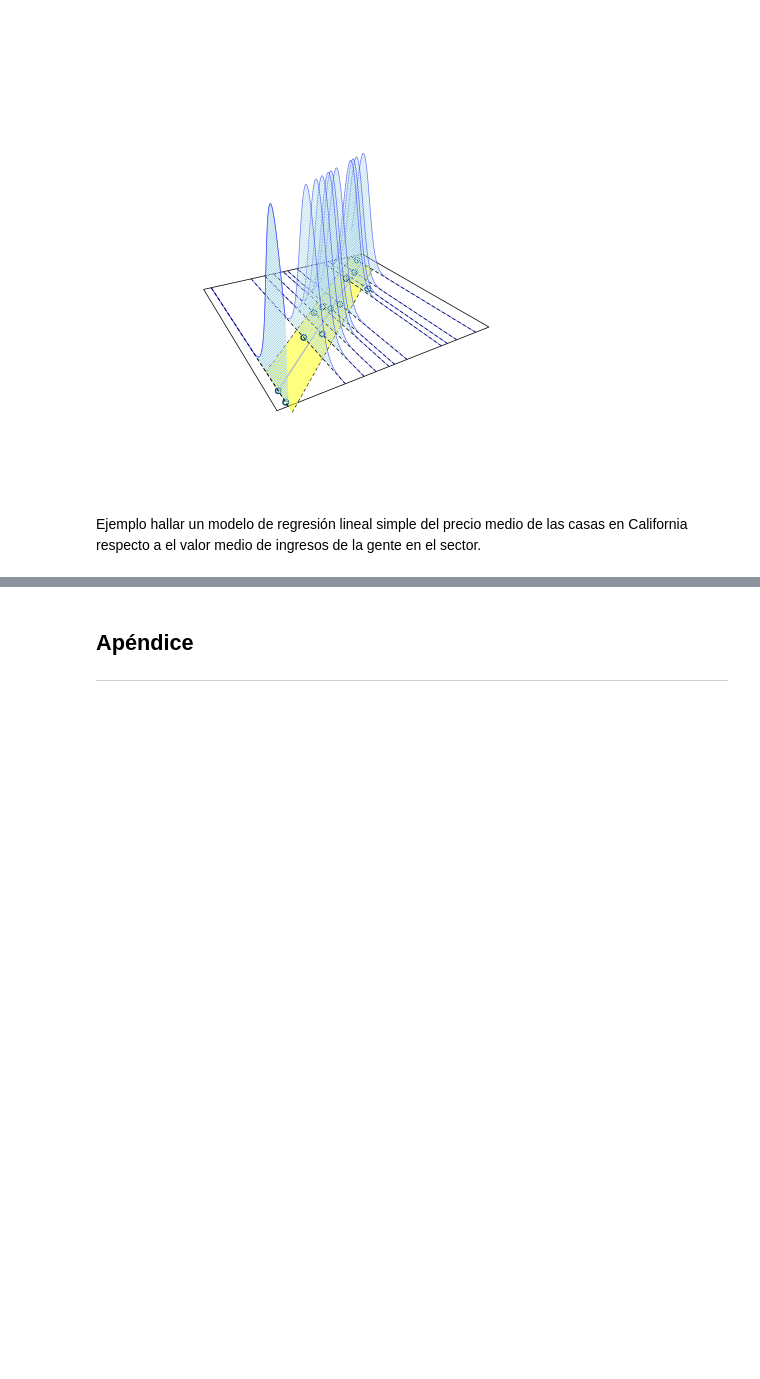
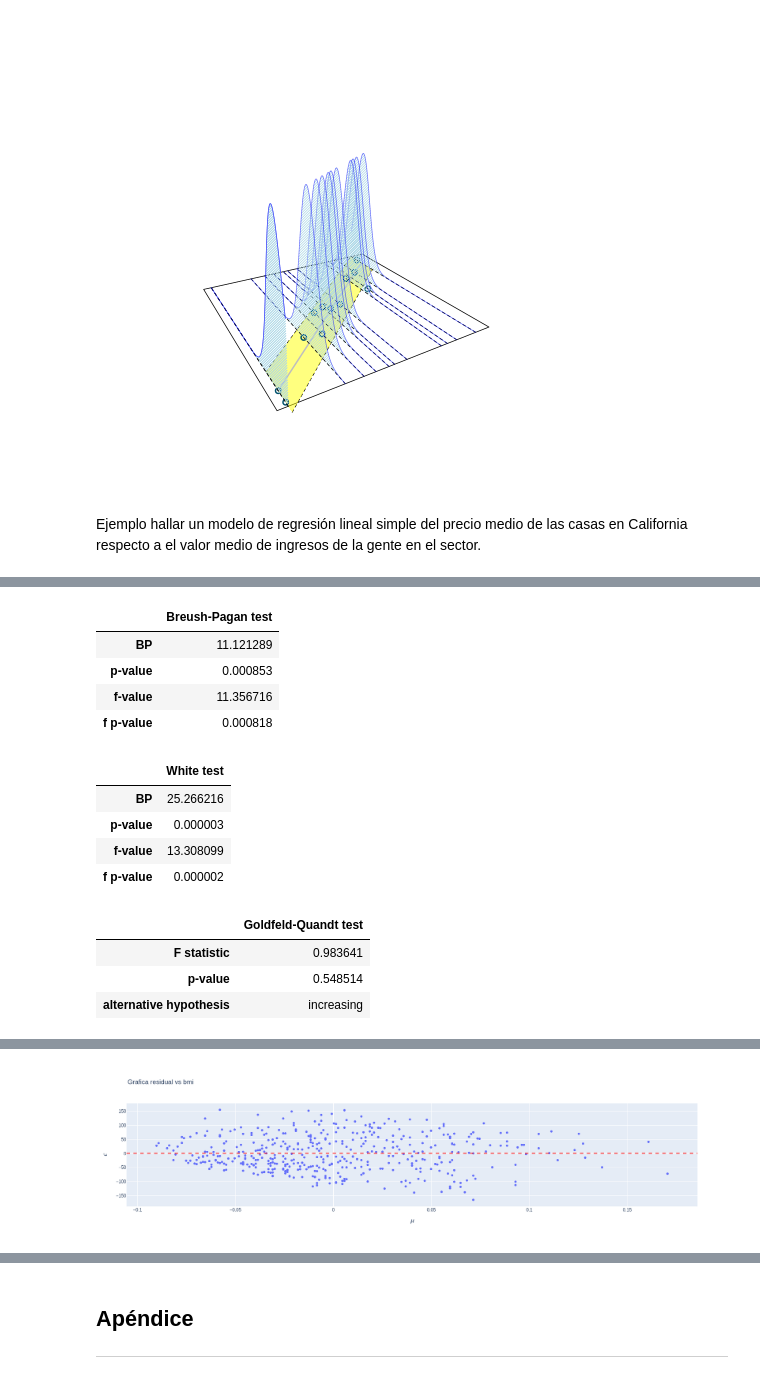
Before and after one commit to sebastiangonzalezv/timeseriesbook-es, a Jupyter notebook: book/chapters/RegresionLineal.ipynb, the cells around one changed output, grey strips where cells are left out. Cells and saved outputs as stored; diff of their text form; code cells hidden in the pictures; blank space fills up the shorter version.

```diff
--- a/book/chapters/RegresionLineal.ipynb
+++ b/book/chapters/RegresionLineal.ipynb
@@ -173,0 +192,50 @@ F-statistic: 230.7 on 1 and 440 DF,  p-value: < 2.2e-16
+# %%
+## Load the diabetes dataset
+df = pd.read_csv(r"../dataset/diabetes_dataset.csv")
+
+# Use only one feature
+model = smf.ols(formula='target ~ bmi', data=df).fit()
+
+# Heteroskedasticity tests
+
+# Breush-Pagan test
+name = ['BP', 'p-value', 'f-value', 'f p-value']
+test_values = sm.stats.het_breuschpagan(model.resid, model.model.exog)
+breusch_pagan_test = pd.DataFrame(test_values, index=name, columns=['Breush-Pagan test'])
+
+# White test
+name = ['BP', 'p-value', 'f-value', 'f p-value']
+test_values = sm.stats.het_white(model.resid, model.model.exog)
+white_test = pd.DataFrame(test_values, index=name, columns=['White test'])
+
+# Goldfeld-Quandt test
+name = ['F statistic', 'p-value', 'alternative hypothesis']
+test_values = sm.stats.het_goldfeldquandt(model.resid, model.model.exog)
+goldfeld_quandt_test = pd.DataFrame(test_values, index=name, columns=['Goldfeld-Quandt test'])
+
+display(breusch_pagan_test)
+display(white_test)
+display(goldfeld_quandt_test)
+
+fig = px.scatter(x=df.bmi, y=model.resid,
+                 labels={
+                     "x": r"$\mu$",
+                     "y": r"$\epsilon$"},
+                title="Grafica residual vs bmi")
+fig.add_hline(y=0.0, line_dash="dash", line_color="red")
+fig.show()
+# %% [output]
+|  | Breush-Pagan test |
+| BP | 11.121289 |
+| p-value | 0.000853 |
+| f-value | 11.356716 |
+| f p-value | 0.000818 |
+|  | White test |
+| BP | 25.266216 |
+| p-value | 0.000003 |
+| f-value | 13.308099 |
+| f p-value | 0.000002 |
+|  | Goldfeld-Quandt test |
+| F statistic | 0.983641 |
+| p-value | 0.548514 |
+| alternative hypothesis | increasing |
@@ -173,0 +243 @@ F-statistic: 230.7 on 1 and 440 DF,  p-value: < 2.2e-16
+[figure, added]
```
Also changed, not shown: parts of 13 cells of this notebook, 4 other files.
